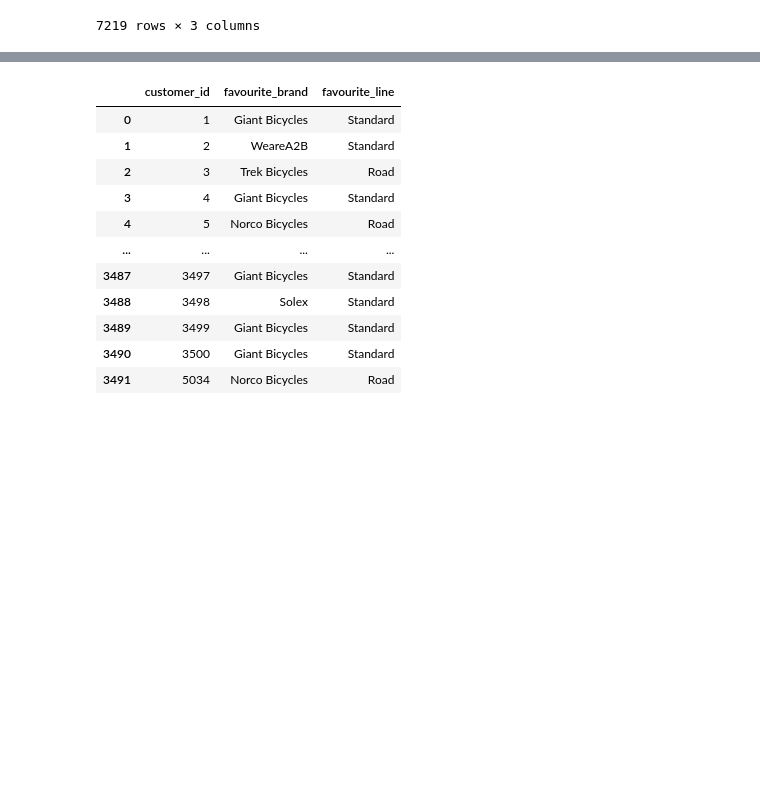
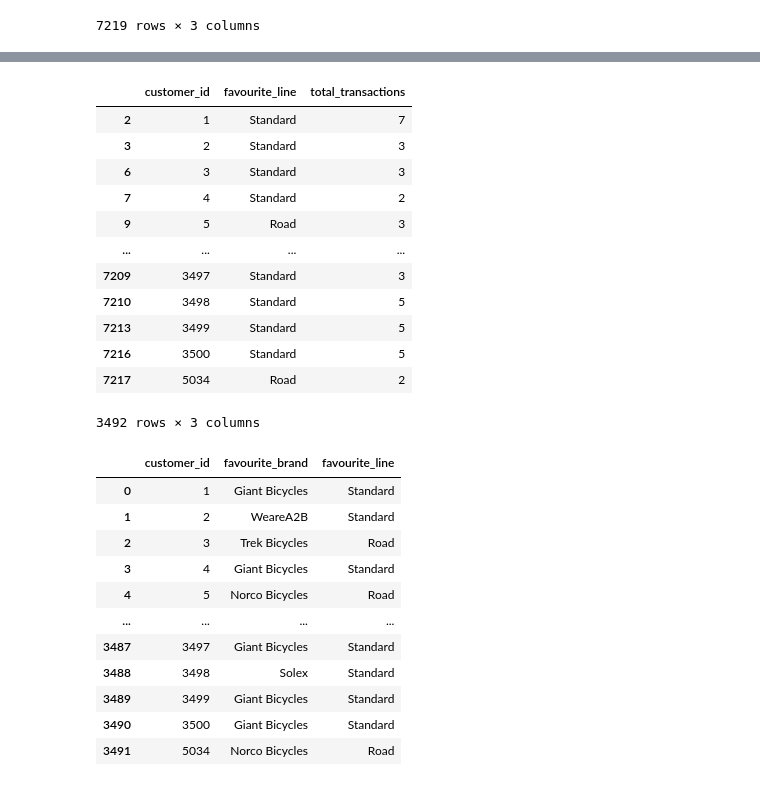
Before and after one commit to Navyhoang/KPMG_Virtual_Internship_Challenge, a Jupyter notebook: Results/FeaturesEng_ModelDevelopment.ipynb, the cells around one changed output, grey strips where cells are left out. Cells and saved outputs as stored; diff of their text form; code cells hidden in the pictures; blank space fills up the shorter version.

```diff
--- a/Results/FeaturesEng_ModelDevelopment.ipynb
+++ b/Results/FeaturesEng_ModelDevelopment.ipynb
@@ -439,3 +478,7 @@ productline_int
 | 7217 | 5034 | Road | 2 |
 | 7218 | 5034 | Standard | 1 |
 7219 rows × 3 columns
+# %%
+# Sort the customer_id, followed by the transaction numbers
+sorted_productline = productline_int.sort_values(by=["customer_id", "total_transactions"])
+sorted_productline.head(10)
@@ -442,3 +497,22 @@ productline_int
+# %%
+# Getting the last (highest number of transactions) row as the most favourite productline
+sorted_productline.drop_duplicates(subset=["customer_id"], keep="last", inplace=True)
+sorted_productline.columns = ["customer_id", "favourite_line", "total_transactions"]
+sorted_productline
+# %% [output]
+|  | customer_id | favourite_line | total_transactions |
+| 2 | 1 | Standard | 7 |
+| 3 | 2 | Standard | 3 |
+| 6 | 3 | Standard | 3 |
+| 7 | 4 | Standard | 2 |
+| 9 | 5 | Road | 3 |
+| ... | ... | ... | ... |
+| 7209 | 3497 | Standard | 3 |
+| 7210 | 3498 | Standard | 5 |
+| 7213 | 3499 | Standard | 5 |
+| 7216 | 3500 | Standard | 5 |
+| 7217 | 5034 | Road | 2 |
+3492 rows × 3 columns
 # %%
 favourite_line= []
 
```
Also changed, not shown: parts of 7 cells of this notebook.
